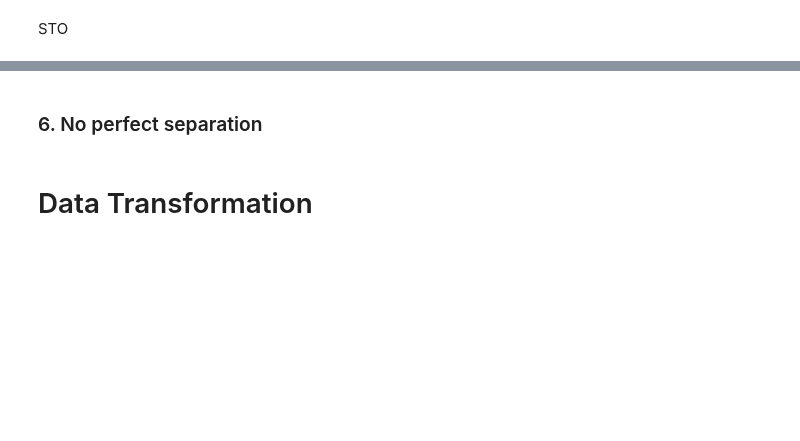
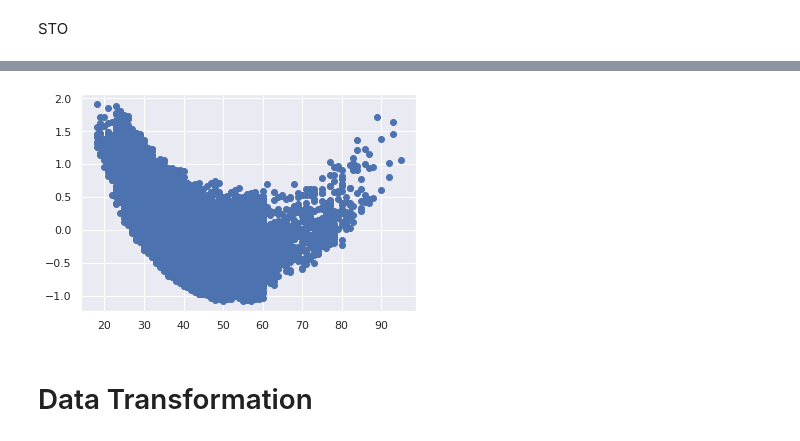
Before and after one commit to Teradata/jupyter-demos, a Jupyter notebook: UseCases/Dell_Innovation_Day/GLM_Classification.ipynb, the cells around one changed output, grey strips where cells are left out. Drawn from its saved outputs; the diff is of its cells as text; code cells hidden in the pictures; blank space fills up the shorter version.

```diff
--- a/UseCases/Dell_Innovation_Day/GLM_Classification.ipynb
+++ b/UseCases/Dell_Innovation_Day/GLM_Classification.ipynb
@@ -332,34 +375,29 @@ log_odds
 # %%
 from statsmodels.genmod.generalized_linear_model import GLM
 import statsmodels.api as sm
 from statsmodels.genmod import families
 
 
 X = pdf_log[cols_to_keep]
 y = pdf_log[['yes_purchased']]
 
 # Add constant
 X = sm.add_constant(X, prepend=False)
 
 # Visual Check
 # Re-run logistic regression on original set of X and y variables
-logit_results = GLM(y, X, family=families.Binomial()).fit()
+logit_results = GLM(y, X, family=families.Binomial()).fit(disp=0)
 predicted = logit_results.predict(X)
 
-print(predicted)
 
 # Get log odds values
 log_odds = np.log(predicted / (1 - predicted))
-
-print('-------')
-
-print(log_odds)
 
 # Visualize predictor continuous variable vs logit values (Age)
 plt.scatter(x = pdf_log['age'].values, y = log_odds);
 plt.show()
 
 # Confirming that there is logit linearity for the Age variable
-# (Recall earlier that p value for Age:Log Age is 0.101)
+# (Recall earlier that p value for Age:Log Age is 0.000)
+# %% [output]
+[figure, added]
-# %% [markdown]
-### 6. No perfect separation
```
Also changed, not shown: parts of 29 cells of this notebook, 1 other file.
